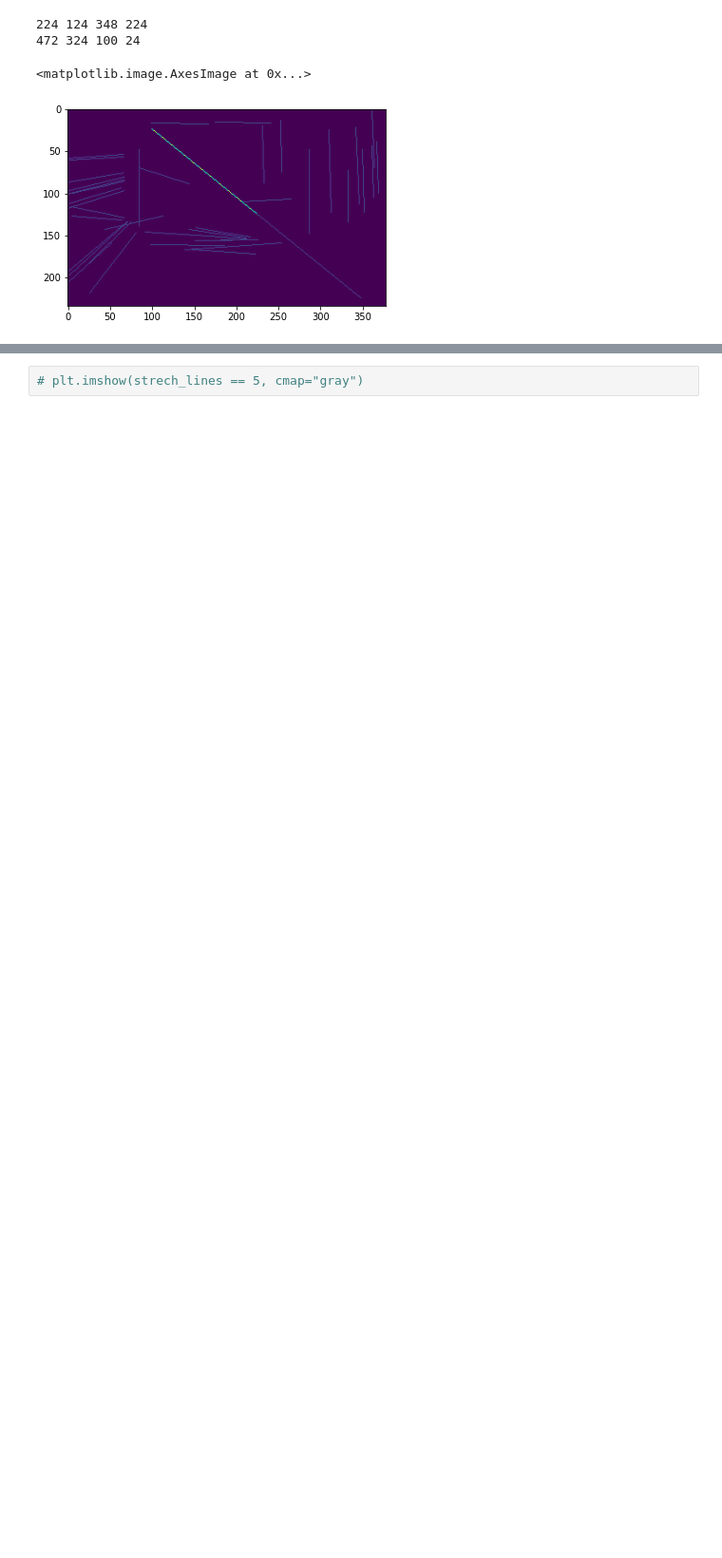
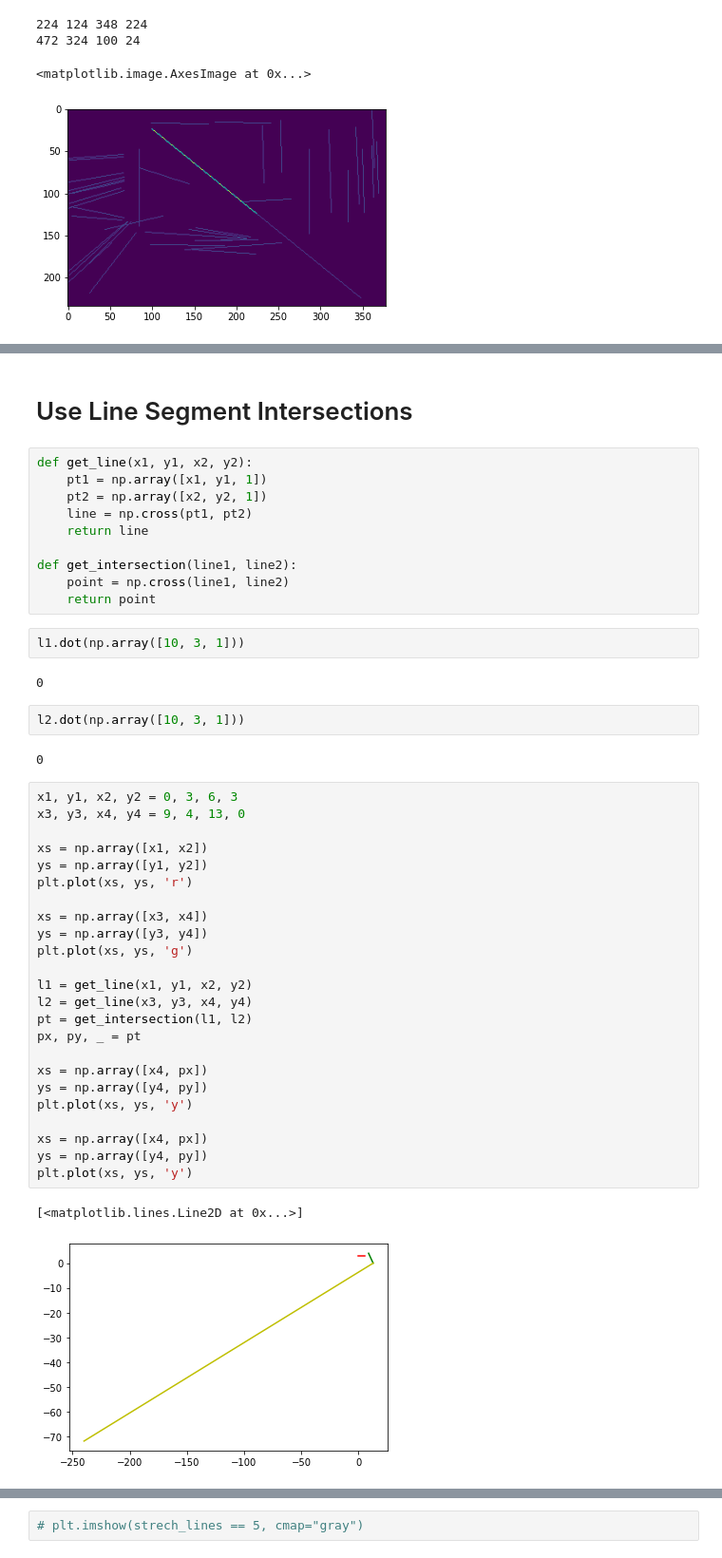
Before and after one commit to mosdragon/Mask_RCNN, a Jupyter notebook: samples/ade20k_coco/line_fitting.ipynb, the cells around one changed output, grey strips where cells are left out. Shown: that part at 95% size. Drawn from its saved outputs; the diff is of its cells as text; blank space fills up the shorter version.

```diff
--- a/samples/ade20k_coco/line_fitting.ipynb
+++ b/samples/ade20k_coco/line_fitting.ipynb
@@ -452,0 +550,47 @@ plt.imshow(strech_lines)
+# %% [markdown]
+# Use Line Segment Intersections
+# %%
+def get_line(x1, y1, x2, y2):
+    pt1 = np.array([x1, y1, 1])
+    pt2 = np.array([x2, y2, 1])
+    line = np.cross(pt1, pt2)
+    return line
+
+def get_intersection(line1, line2):
+    point = np.cross(line1, line2)
+    return point
+# %%
+l1.dot(np.array([10, 3, 1]))
+# %% [output]
+0
+# %%
+l2.dot(np.array([10, 3, 1]))
+# %% [output]
+0
+# %%
+x1, y1, x2, y2 = 0, 3, 6, 3
+x3, y3, x4, y4 = 9, 4, 13, 0
+
+xs = np.array([x1, x2])
+ys = np.array([y1, y2])
+plt.plot(xs, ys, 'r')
+
+xs = np.array([x3, x4])
+ys = np.array([y3, y4])
+plt.plot(xs, ys, 'g')
+
+l1 = get_line(x1, y1, x2, y2)
+l2 = get_line(x3, y3, x4, y4)
+pt = get_intersection(l1, l2)
+px, py, _ = pt
+
+xs = np.array([x4, px])
+ys = np.array([y4, py])
+plt.plot(xs, ys, 'y')
+
+xs = np.array([x4, px])
+ys = np.array([y4, py])
+plt.plot(xs, ys, 'y')
+# %% [output]
+[<matplotlib.lines.Line2D at 0x...>]
+[figure, added]
```
Also changed, not shown: parts of 10 cells of this notebook, 1 other file.
